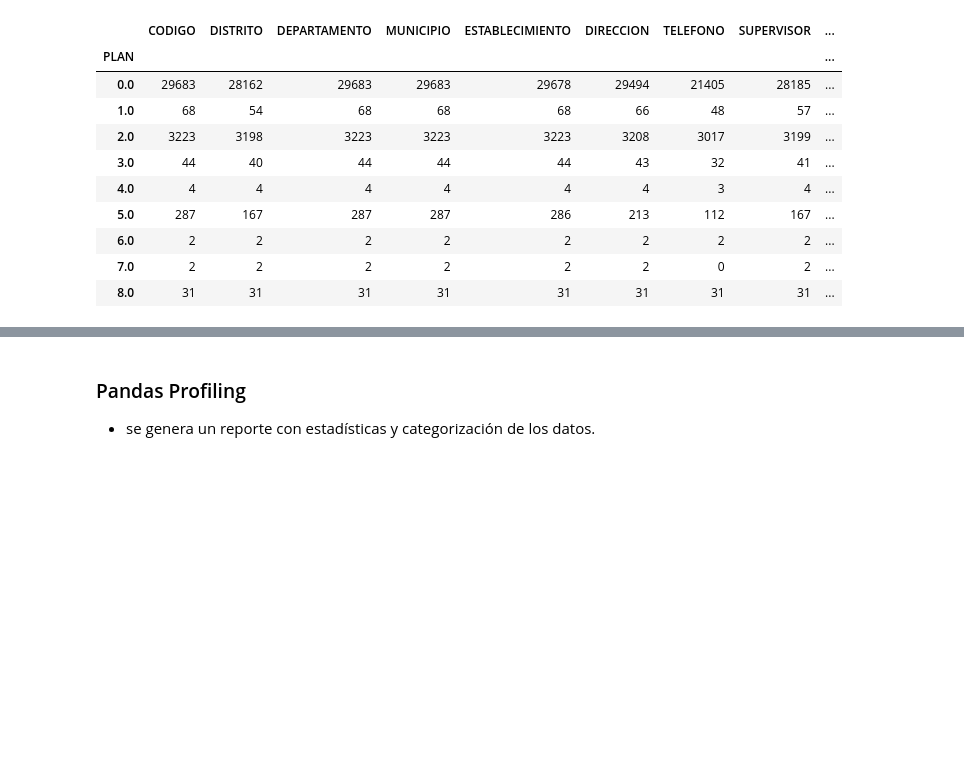
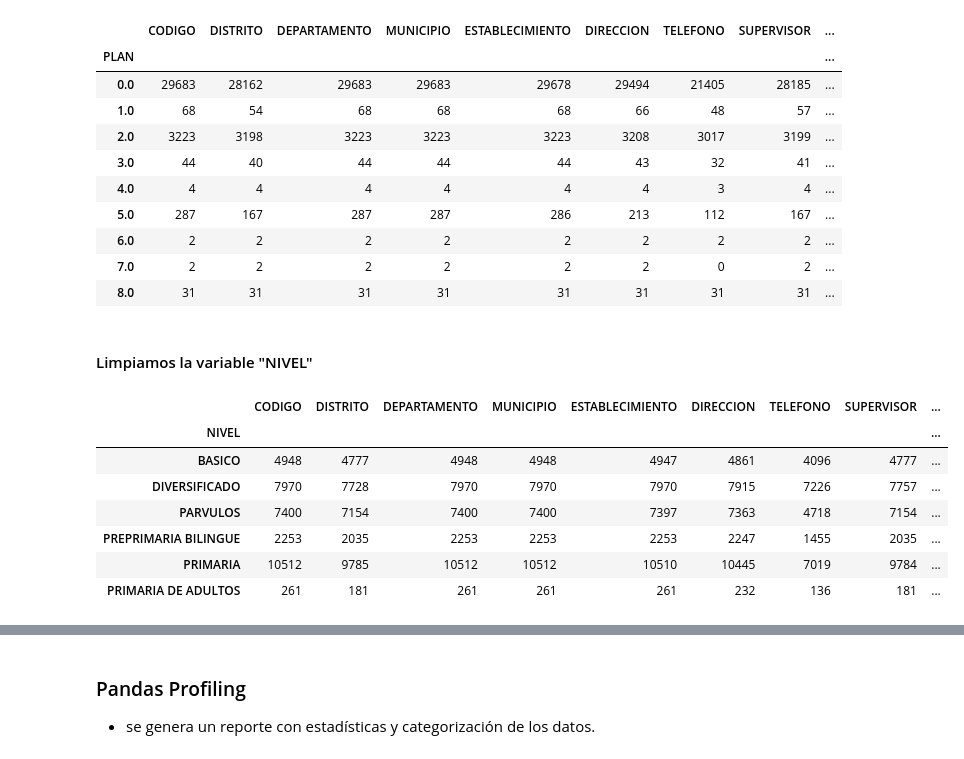
Before and after one commit to karinaValladares/CC3066-Proyecto-1, a Jupyter notebook: Proyecto1_FINAL.ipynb, the cells around one changed output, grey strips where cells are left out. Saved outputs shown, nothing was run; the diff lists cells and outputs as text; code cells hidden in the pictures; blank space fills up the shorter version.

```diff
--- a/Proyecto1_FINAL.ipynb
+++ b/Proyecto1_FINAL.ipynb
@@ -385,3 +373,16 @@ df.groupby("PLAN").count()
 | 6.0 | 2 | 2 | 2 | 2 | 2 | 2 | 2 | 2 | ... |
 | 7.0 | 2 | 2 | 2 | 2 | 2 | 2 | 0 | 2 | ... |
 | 8.0 | 31 | 31 | 31 | 31 | 31 | 31 | 31 | 31 | ... |
+# %% [markdown]
+#### Limpiamos la variable "NIVEL"
+# %%
+df.groupby("NIVEL").count()
+# %% [output]
+|  | CODIGO | DISTRITO | DEPARTAMENTO | MUNICIPIO | ESTABLECIMIENTO | DIRECCION | TELEFONO | SUPERVISOR | ... |
+| NIVEL |  |  |  |  |  |  |  |  | ... |
+| BASICO | 4948 | 4777 | 4948 | 4948 | 4947 | 4861 | 4096 | 4777 | ... |
+| DIVERSIFICADO | 7970 | 7728 | 7970 | 7970 | 7970 | 7915 | 7226 | 7757 | ... |
+| PARVULOS | 7400 | 7154 | 7400 | 7400 | 7397 | 7363 | 4718 | 7154 | ... |
+| PREPRIMARIA BILINGUE | 2253 | 2035 | 2253 | 2253 | 2253 | 2247 | 1455 | 2035 | ... |
+| PRIMARIA | 10512 | 9785 | 10512 | 10512 | 10510 | 10445 | 7019 | 9784 | ... |
+| PRIMARIA DE ADULTOS | 261 | 181 | 261 | 261 | 261 | 232 | 136 | 181 | ... |
```
Also changed, not shown: parts of 12 cells of this notebook.
